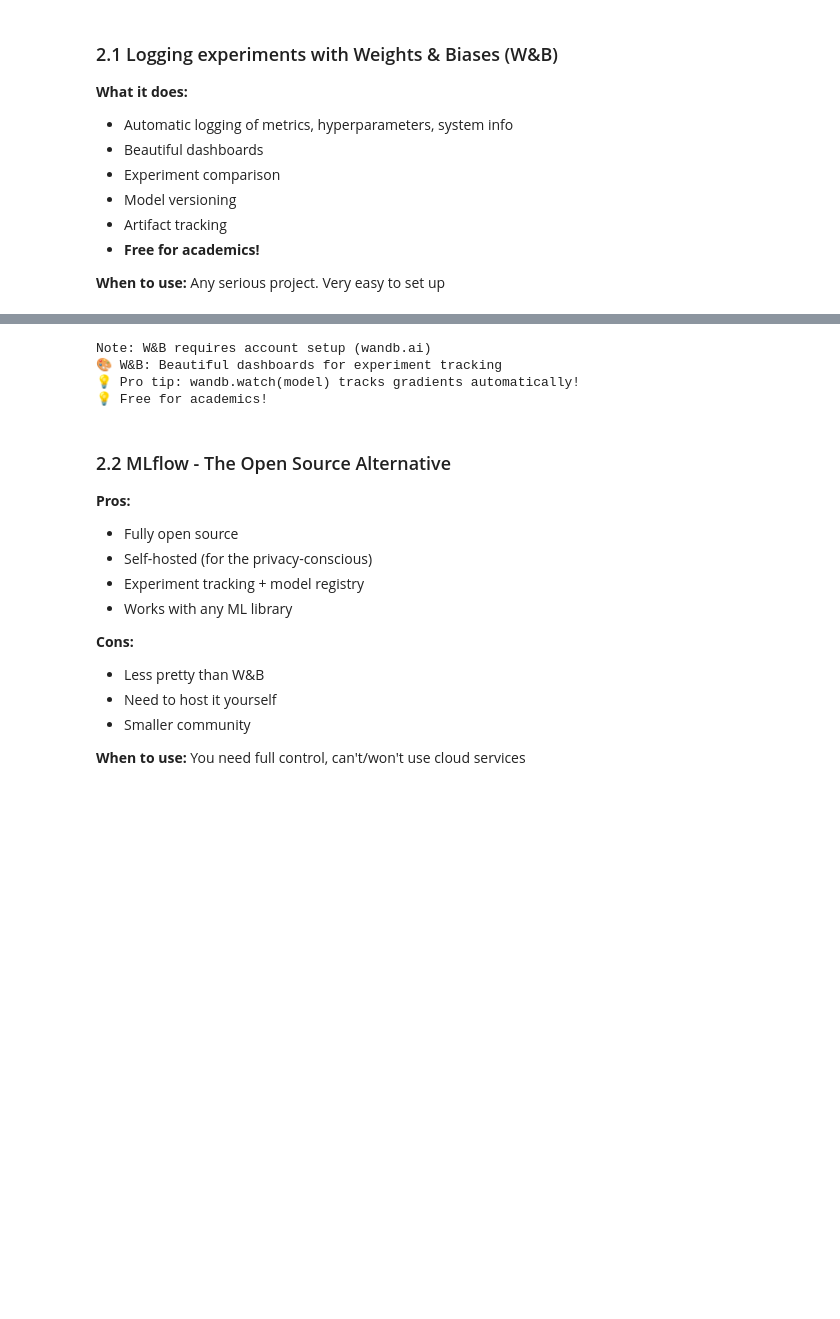
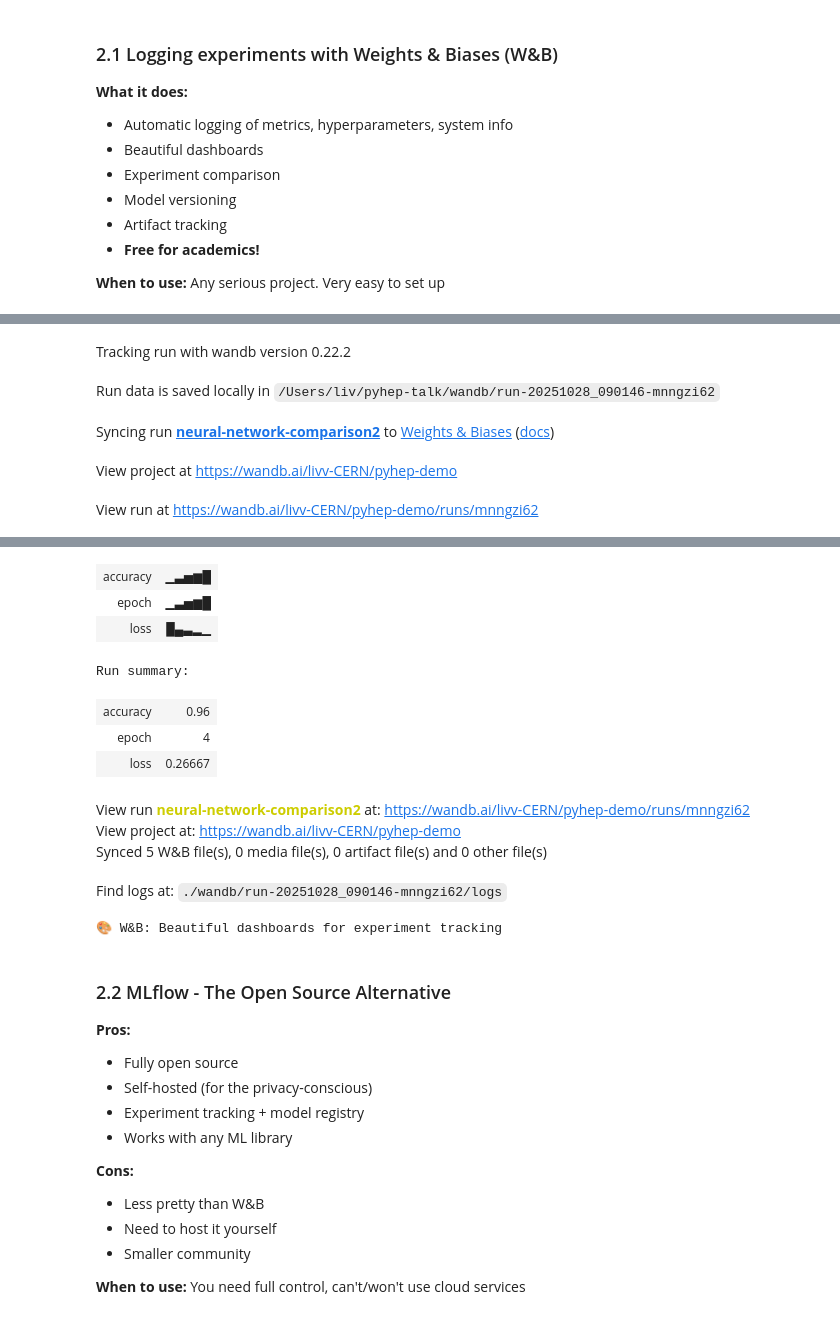
Before and after one commit to livaage/pyhep-dev-ml-talk, a Jupyter notebook: pyhep-talk.ipynb, the cells around one changed output, grey strips where cells are left out. Drawn from its saved outputs; the diff is of its cells as text; code cells hidden in the pictures; blank space fills up the shorter version.

```diff
--- a/pyhep-talk.ipynb
+++ b/pyhep-talk.ipynb
@@ -439,37 +437,31 @@ Moving beyond jupyter notebooks and into configuration file centred and reproduc
 # %%
 # W&B Quick Start - Experiment Monitoring
 
-try:
-    import wandb
-    wandb.login(key="your-key-here")  # Would need account
+import wandb
+#  # You need to create an account and log in the first time
 
-    # Initialize tracking
-    wandb.init(
-        project="pyhep-demo",
-        name="neural-network-comparison",
-        config={
-            "learning_rate": 0.001,
-            "epochs": 20,
-            "batch_size": 32,
-            "architecture": "Scale→16→1"
-        }
-    )
+# Initialize tracking
+wandb.init(
+    project="pyhep-demo",
+    name="neural-network-comparison2",
+    config={
+        "learning_rate": 0.01,
+        "epochs": 20,
+        "batch_size": 32,
+        "architecture": "Scale→16→1"
+    }
+)
 
-    # Simulate training with fake metrics
-    for epoch in range(5):
-        fake_loss = 1.0 / (epoch + 2) + 0.1
-        fake_acc = 0.8 + epoch * 0.04
-        wandb.log({
-            "loss": fake_loss,
-            "accuracy": fake_acc,
-            "epoch": epoch
-        })
+# Simulate training with fake metrics
+for epoch in range(5):
+    fake_loss = 1.0 / (epoch + 2) + 0.1
+    fake_acc = 0.8 + epoch * 0.04
+    wandb.log({
+        "loss": fake_loss,
+        "accuracy": fake_acc,
+        "epoch": epoch
+    })
 
-    wandb.finish()
-    print("🎨 W&B: Beautiful dashboards for experiment tracking")
-except Exception as e:
-    print("Note: W&B requires account setup (wandb.ai)")
-    print("🎨 W&B: Beautiful dashboards for experiment tracking")
-    print("💡 Pro tip: wandb.watch(model) tracks gradients automatically!")
-    print("💡 Free for academics!")
+wandb.finish()
+print("🎨 W&B: Beautiful dashboards for experiment tracking")
 # %% [output]
@@ -475,0 +469,5 @@ except Exception as e:
+Tracking run with wandb version 0.22.2
+Run data is saved locally in /Users/liv/pyhep-talk/wandb/run-20251028_090146-mnngzi62
+Syncing run neural-network-comparison2 to Weights & Biases (docs)
+View project at https://wandb.ai/livv-CERN/pyhep-demo
+View run at https://wandb.ai/livv-CERN/pyhep-demo/runs/mnngzi62
@@ -478,7 +476,15 @@ wandb: WARNING Consider setting the WANDB_API_KEY environment variable, or runni
+| accuracy | ▁▃▅▆█ |
+| epoch | ▁▃▅▆█ |
+| loss | █▄▃▂▁ |
-Note: W&B requires account setup (wandb.ai)
-🎨 W&B: Beautiful dashboards for experiment tracking
-💡 Pro tip: wandb.watch(model) tracks gradients automatically!
-💡 Free for academics!
+Run summary:
+| accuracy | 0.96 |
+| epoch | 4 |
+| loss | 0.26667 |
+View run neural-network-comparison2 at: https://wandb.ai/livv-CERN/pyhep-demo/runs/mnngzi62
+View project at: https://wandb.ai/livv-CERN/pyhep-demo
+Synced 5 W&B file(s), 0 media file(s), 0 artifact file(s) and 0 other file(s)
+Find logs at: ./wandb/run-20251028_090146-mnngzi62/logs
+🎨 W&B: Beautiful dashboards for experiment tracking
 # %% [markdown]
 ### 2.2 MLflow - The Open Source Alternative
 
```
Also changed, not shown: parts of 48 cells of this notebook, 4 other files.
